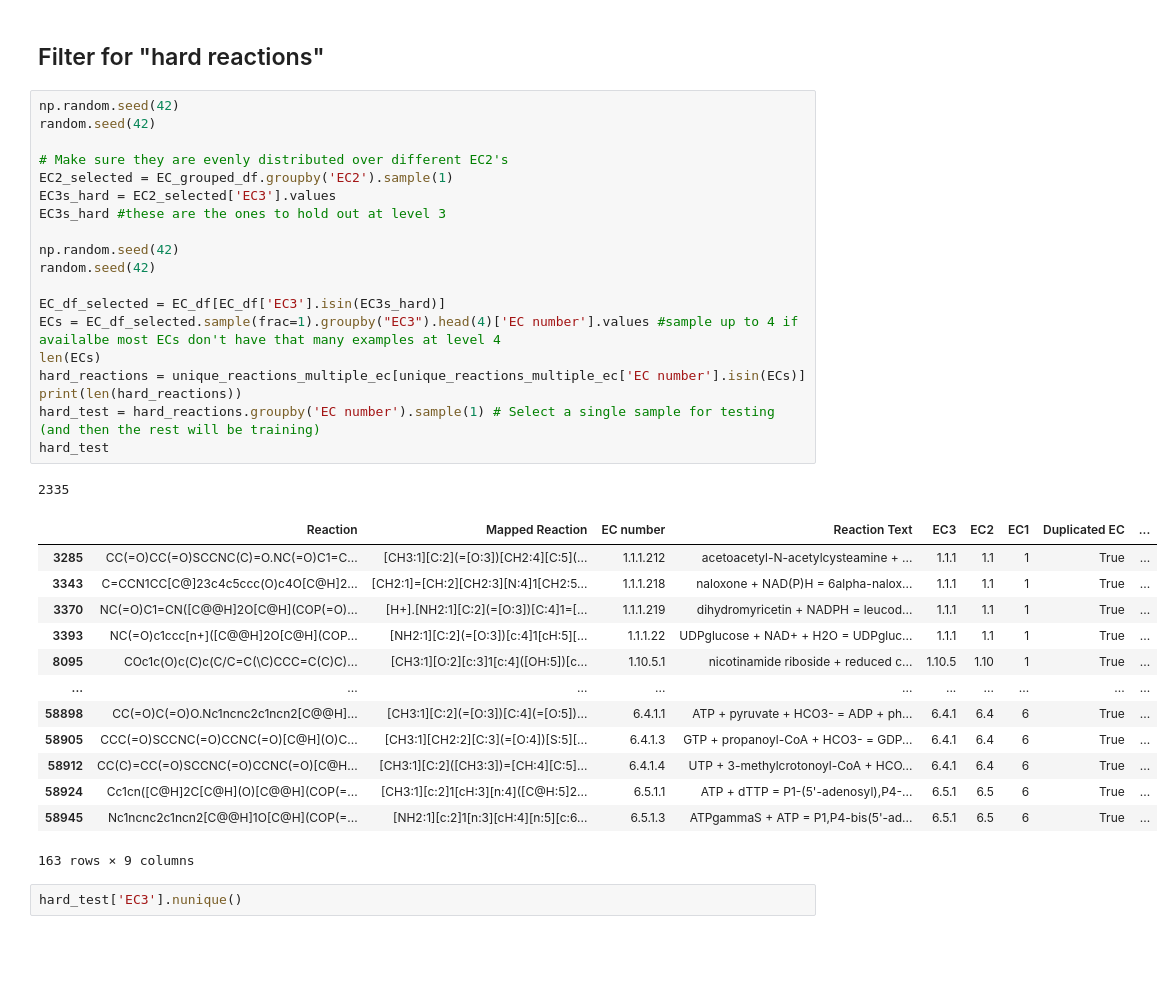
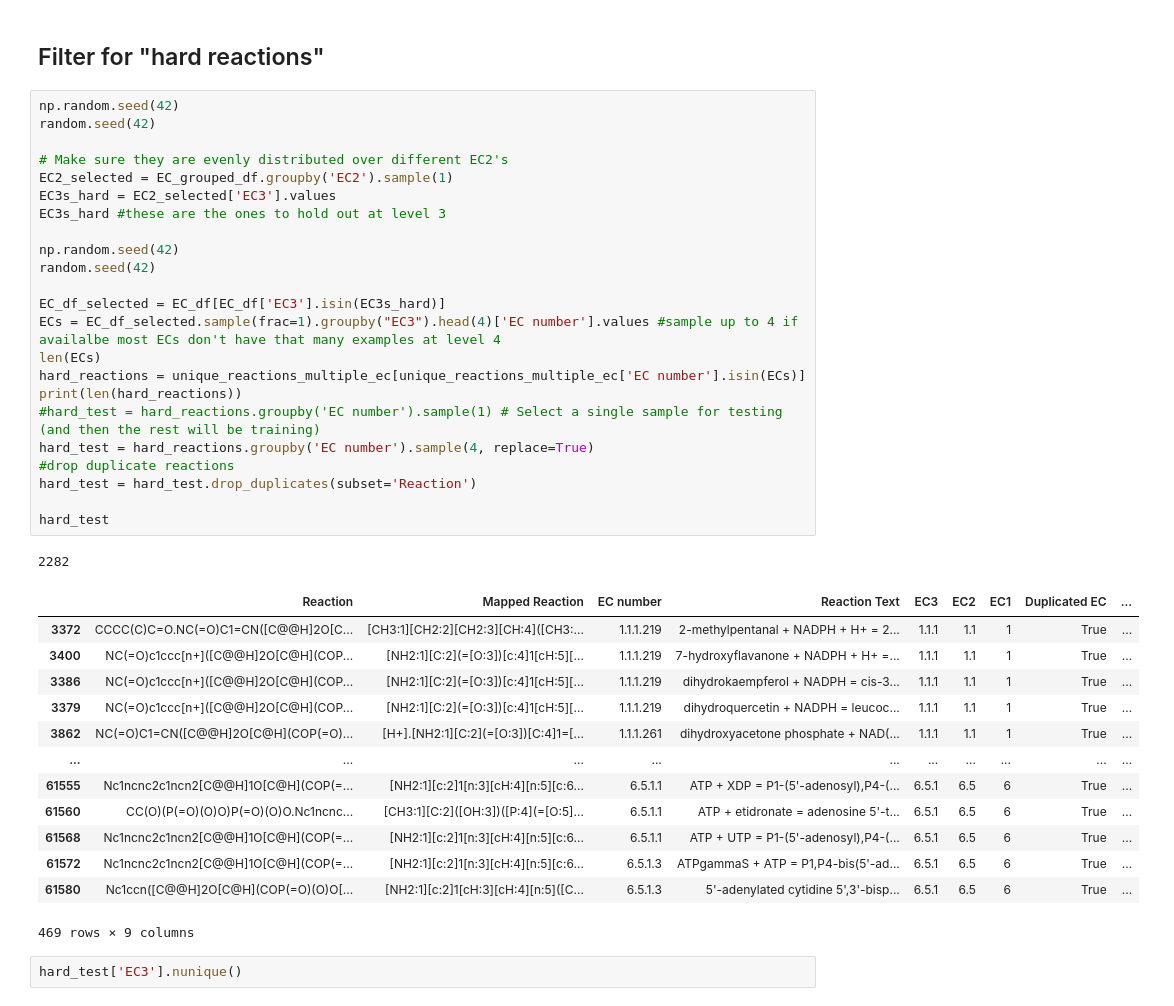
Before and after one commit to jsunn-y/CARE, a Jupyter notebook: generate_datasets_splits/splitting_task2.ipynb, the cells around one changed output. Drawn from its saved outputs; the diff is of its cells as text; blank space fills up the shorter version.

```diff
--- a/generate_datasets_splits/splitting_task2.ipynb
+++ b/generate_datasets_splits/splitting_task2.ipynb
@@ -118,37 +118,41 @@ EC_grouped_df
 # %%
 np.random.seed(42)
 random.seed(42)
 
 # Make sure they are evenly distributed over different EC2's
 EC2_selected = EC_grouped_df.groupby('EC2').sample(1)
 EC3s_hard = EC2_selected['EC3'].values
 EC3s_hard #these are the ones to hold out at level 3
 
 np.random.seed(42)
 random.seed(42)
 
 EC_df_selected = EC_df[EC_df['EC3'].isin(EC3s_hard)]
 ECs = EC_df_selected.sample(frac=1).groupby("EC3").head(4)['EC number'].values #sample up to 4 if availalbe most ECs don't have that many examples at level 4
 len(ECs)
 hard_reactions = unique_reactions_multiple_ec[unique_reactions_multiple_ec['EC number'].isin(ECs)]
 print(len(hard_reactions))
-hard_test = hard_reactions.groupby('EC number').sample(1) # Select a single sample for testing (and then the rest will be training)
+#hard_test = hard_reactions.groupby('EC number').sample(1) # Select a single sample for testing (and then the rest will be training)
+hard_test = hard_reactions.groupby('EC number').sample(4, replace=True)
+#drop duplicate reactions
+hard_test = hard_test.drop_duplicates(subset='Reaction')
+
 hard_test
 # %% [output]
-2335
+2282
 |  | Reaction | Mapped Reaction | EC number | Reaction Text | EC3 | EC2 | EC1 | Duplicated EC | ... |
-| 3285 | CC(=O)CC(=O)SCCNC(C)=O.NC(=O)C1=C... | [CH3:1][C:2](=[O:3])[CH2:4][C:5](... | 1.1.1.212 | acetoacetyl-N-acetylcysteamine + ... | 1.1.1 | 1.1 | 1 | True | ... |
-| 3343 | C=CCN1CC[C@]23c4c5ccc(O)c4O[C@H]2... | [CH2:1]=[CH:2][CH2:3][N:4]1[CH2:5... | 1.1.1.218 | naloxone + NAD(P)H = 6alpha-nalox... | 1.1.1 | 1.1 | 1 | True | ... |
-| 3370 | NC(=O)C1=CN([C@@H]2O[C@H](COP(=O)... | [H+].[NH2:1][C:2](=[O:3])[C:4]1=[... | 1.1.1.219 | dihydromyricetin + NADPH = leucod... | 1.1.1 | 1.1 | 1 | True | ... |
-| 3393 | NC(=O)c1ccc[n+]([C@@H]2O[C@H](COP... | [NH2:1][C:2](=[O:3])[c:4]1[cH:5][... | 1.1.1.22 | UDPglucose + NAD+ + H2O = UDPgluc... | 1.1.1 | 1.1 | 1 | True | ... |
-| 8095 | COc1c(O)c(C)c(C/C=C(\C)CCC=C(C)C)... | [CH3:1][O:2][c:3]1[c:4]([OH:5])[c... | 1.10.5.1 | nicotinamide riboside + reduced c... | 1.10.5 | 1.10 | 1 | True | ... |
+| 3372 | CCCC(C)C=O.NC(=O)C1=CN([C@@H]2O[C... | [CH3:1][CH2:2][CH2:3][CH:4]([CH3:... | 1.1.1.219 | 2-methylpentanal + NADPH + H+ = 2... | 1.1.1 | 1.1 | 1 | True | ... |
+| 3400 | NC(=O)c1ccc[n+]([C@@H]2O[C@H](COP... | [NH2:1][C:2](=[O:3])[c:4]1[cH:5][... | 1.1.1.219 | 7-hydroxyflavanone + NADPH + H+ =... | 1.1.1 | 1.1 | 1 | True | ... |
+| 3386 | NC(=O)c1ccc[n+]([C@@H]2O[C@H](COP... | [NH2:1][C:2](=[O:3])[c:4]1[cH:5][... | 1.1.1.219 | dihydrokaempferol + NADPH = cis-3... | 1.1.1 | 1.1 | 1 | True | ... |
+| 3379 | NC(=O)c1ccc[n+]([C@@H]2O[C@H](COP... | [NH2:1][C:2](=[O:3])[c:4]1[cH:5][... | 1.1.1.219 | dihydroquercetin + NADPH = leucoc... | 1.1.1 | 1.1 | 1 | True | ... |
+| 3862 | NC(=O)C1=CN([C@@H]2O[C@H](COP(=O)... | [H+].[NH2:1][C:2](=[O:3])[C:4]1=[... | 1.1.1.261 | dihydroxyacetone phosphate + NAD(... | 1.1.1 | 1.1 | 1 | True | ... |
 | ... | ... | ... | ... | ... | ... | ... | ... | ... | ... |
-| 58898 | CC(=O)C(=O)O.Nc1ncnc2c1ncn2[C@@H]... | [CH3:1][C:2](=[O:3])[C:4](=[O:5])... | 6.4.1.1 | ATP + pyruvate + HCO3- = ADP + ph... | 6.4.1 | 6.4 | 6 | True | ... |
-| 58905 | CCC(=O)SCCNC(=O)CCNC(=O)[C@H](O)C... | [CH3:1][CH2:2][C:3](=[O:4])[S:5][... | 6.4.1.3 | GTP + propanoyl-CoA + HCO3- = GDP... | 6.4.1 | 6.4 | 6 | True | ... |
-| 58912 | CC(C)=CC(=O)SCCNC(=O)CCNC(=O)[C@H... | [CH3:1][C:2]([CH3:3])=[CH:4][C:5]... | 6.4.1.4 | UTP + 3-methylcrotonoyl-CoA + HCO... | 6.4.1 | 6.4 | 6 | True | ... |
-| 58924 | Cc1cn([C@H]2C[C@H](O)[C@@H](COP(=... | [CH3:1][c:2]1[cH:3][n:4]([C@H:5]2... | 6.5.1.1 | ATP + dTTP = P1-(5'-adenosyl),P4-... | 6.5.1 | 6.5 | 6 | True | ... |
-| 58945 | Nc1ncnc2c1ncn2[C@@H]1O[C@H](COP(=... | [NH2:1][c:2]1[n:3][cH:4][n:5][c:6... | 6.5.1.3 | ATPgammaS + ATP = P1,P4-bis(5'-ad... | 6.5.1 | 6.5 | 6 | True | ... |
+| 61555 | Nc1ncnc2c1ncn2[C@@H]1O[C@H](COP(=... | [NH2:1][c:2]1[n:3][cH:4][n:5][c:6... | 6.5.1.1 | ATP + XDP = P1-(5'-adenosyl),P4-(... | 6.5.1 | 6.5 | 6 | True | ... |
+| 61560 | CC(O)(P(=O)(O)O)P(=O)(O)O.Nc1ncnc... | [CH3:1][C:2]([OH:3])([P:4](=[O:5]... | 6.5.1.1 | ATP + etidronate = adenosine 5'-t... | 6.5.1 | 6.5 | 6 | True | ... |
+| 61568 | Nc1ncnc2c1ncn2[C@@H]1O[C@H](COP(=... | [NH2:1][c:2]1[n:3][cH:4][n:5][c:6... | 6.5.1.1 | ATP + UTP = P1-(5'-adenosyl),P4-(... | 6.5.1 | 6.5 | 6 | True | ... |
+| 61572 | Nc1ncnc2c1ncn2[C@@H]1O[C@H](COP(=... | [NH2:1][c:2]1[n:3][cH:4][n:5][c:6... | 6.5.1.3 | ATPgammaS + ATP = P1,P4-bis(5'-ad... | 6.5.1 | 6.5 | 6 | True | ... |
+| 61580 | Nc1ccn([C@@H]2O[C@H](COP(=O)(O)O[... | [NH2:1][c:2]1[cH:3][cH:4][n:5]([C... | 6.5.1.3 | 5'-adenylated cytidine 5',3'-bisp... | 6.5.1 | 6.5 | 6 | True | ... |
-163 rows × 9 columns
+469 rows × 9 columns
 # %%
 hard_test['EC3'].nunique()
 # %% [output]
```
Also changed, not shown: parts of 9 cells of this notebook, 13 other files.
